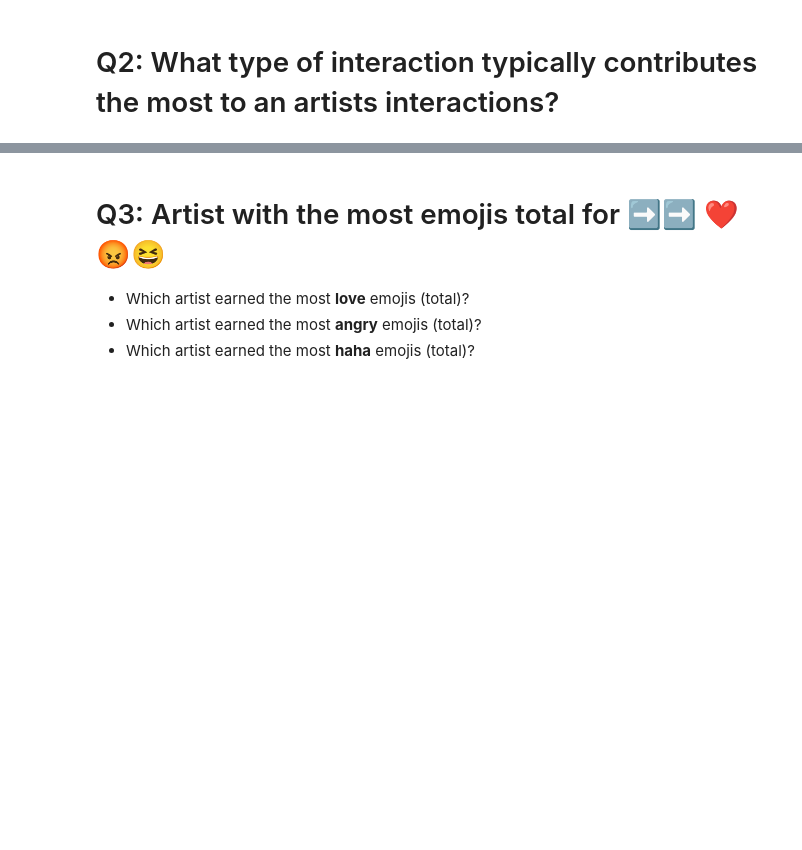
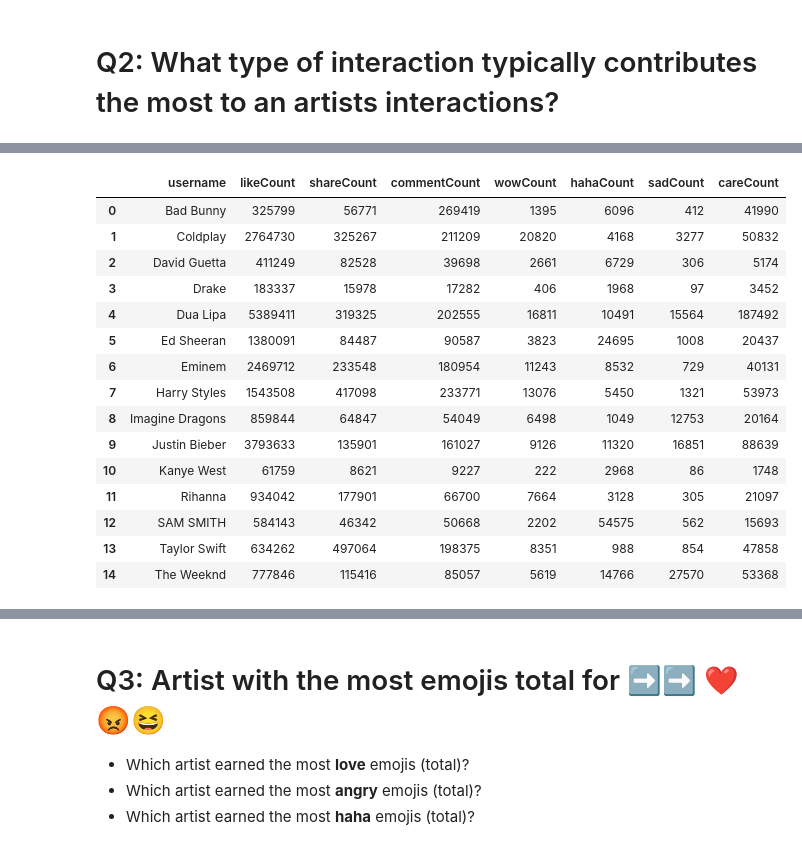
Before and after one commit to mr-devs/exploring_crowdtangle_lists, a Jupyter notebook: notebooks/exploring-musical-artists.ipynb, the cells around one changed output, grey strips where cells are left out. Drawn from its saved outputs; the diff is of its cells as text; code cells hidden in the pictures; blank space fills up the shorter version.

```diff
--- a/notebooks/exploring-musical-artists.ipynb
+++ b/notebooks/exploring-musical-artists.ipynb
@@ -343,3 +359,22 @@ alt.layer(bars,text).configure_axis(
+# %%
+total_response_counts
+# %% [output]
+|  | username | likeCount | shareCount | commentCount | wowCount | hahaCount | sadCount | careCount |
+| 0 | Bad Bunny | 325799 | 56771 | 269419 | 1395 | 6096 | 412 | 41990 |
+| 1 | Coldplay | 2764730 | 325267 | 211209 | 20820 | 4168 | 3277 | 50832 |
+| 2 | David Guetta | 411249 | 82528 | 39698 | 2661 | 6729 | 306 | 5174 |
+| 3 | Drake | 183337 | 15978 | 17282 | 406 | 1968 | 97 | 3452 |
+| 4 | Dua Lipa | 5389411 | 319325 | 202555 | 16811 | 10491 | 15564 | 187492 |
+| 5 | Ed Sheeran | 1380091 | 84487 | 90587 | 3823 | 24695 | 1008 | 20437 |
+| 6 | Eminem | 2469712 | 233548 | 180954 | 11243 | 8532 | 729 | 40131 |
+| 7 | Harry Styles | 1543508 | 417098 | 233771 | 13076 | 5450 | 1321 | 53973 |
+| 8 | Imagine Dragons | 859844 | 64847 | 54049 | 6498 | 1049 | 12753 | 20164 |
+| 9 | Justin Bieber | 3793633 | 135901 | 161027 | 9126 | 11320 | 16851 | 88639 |
+| 10 | Kanye West | 61759 | 8621 | 9227 | 222 | 2968 | 86 | 1748 |
+| 11 | Rihanna | 934042 | 177901 | 66700 | 7664 | 3128 | 305 | 21097 |
+| 12 | SAM SMITH | 584143 | 46342 | 50668 | 2202 | 54575 | 562 | 15693 |
+| 13 | Taylor Swift | 634262 | 497064 | 198375 | 8351 | 988 | 854 | 47858 |
+| 14 | The Weeknd | 777846 | 115416 | 85057 | 5619 | 14766 | 27570 | 53368 |
 # %%
 props = total_response_counts[responses].divide(total_response_counts.sum(axis=1), axis=0)
 props['username'] = total_response_counts['username'].copy()
```
Also changed, not shown: parts of 31 cells of this notebook.
